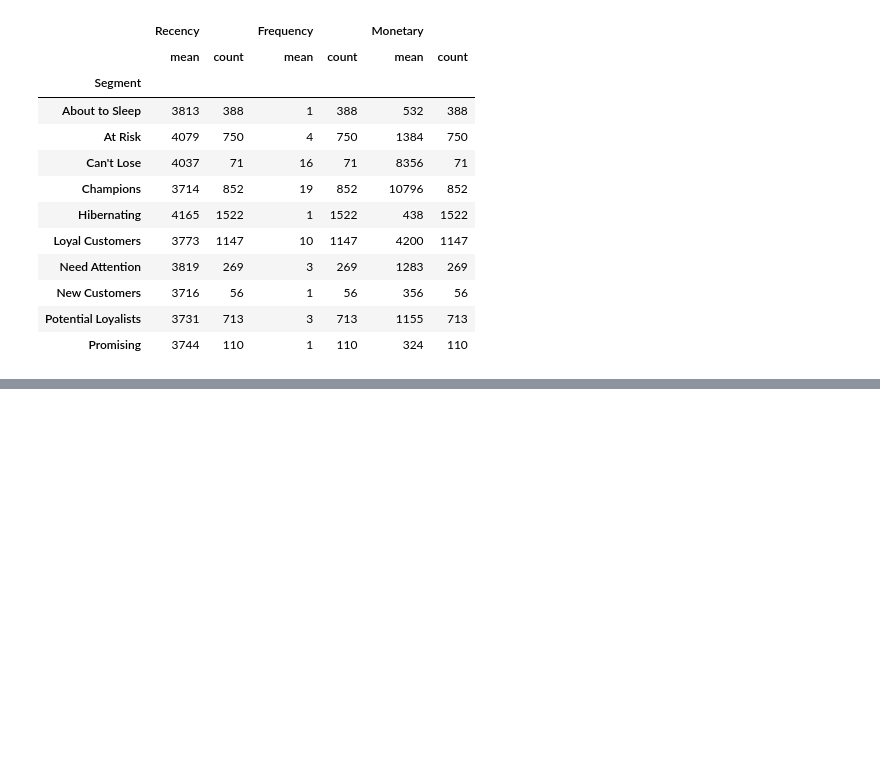
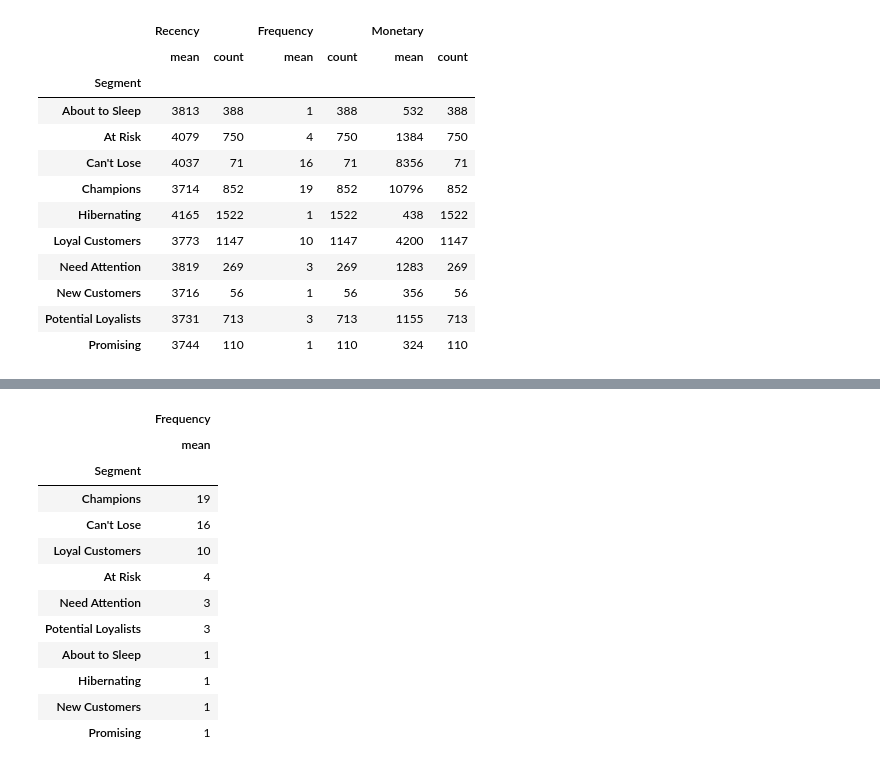
Before and after one commit to jarviscanada/jarvis_data_eng_JoshWessel, a Jupyter notebook: python_data_analytics/retail_data_analytics_wrangling.ipynb, the cells around one changed output, grey strips where cells are left out. Saved outputs shown, nothing was run; the diff lists cells and outputs as text; code cells hidden in the pictures; blank space fills up the shorter version.

```diff
--- a/python_data_analytics/retail_data_analytics_wrangling.ipynb
+++ b/python_data_analytics/retail_data_analytics_wrangling.ipynb
@@ -755,0 +773,17 @@ rfm_table[['Segment','Recency','Frequency','Monetary']].groupby('Segment').agg([
+# %%
+rfm_table_rec = rfm_table[['Segment','Frequency']].groupby('Segment').agg(['mean']).sort_values(by=('Frequency','mean'),ascending=False)
+rfm_table_rec
+# %% [output]
+|  | Frequency |
+|  | mean |
+| Segment |  |
+| Champions | 19 |
+| Can't Lose | 16 |
+| Loyal Customers | 10 |
+| At Risk | 4 |
+| Need Attention | 3 |
+| Potential Loyalists | 3 |
+| About to Sleep | 1 |
+| Hibernating | 1 |
+| New Customers | 1 |
+| Promising | 1 |
```
Also changed, not shown: parts of 3 cells of this notebook, 2 other files.
